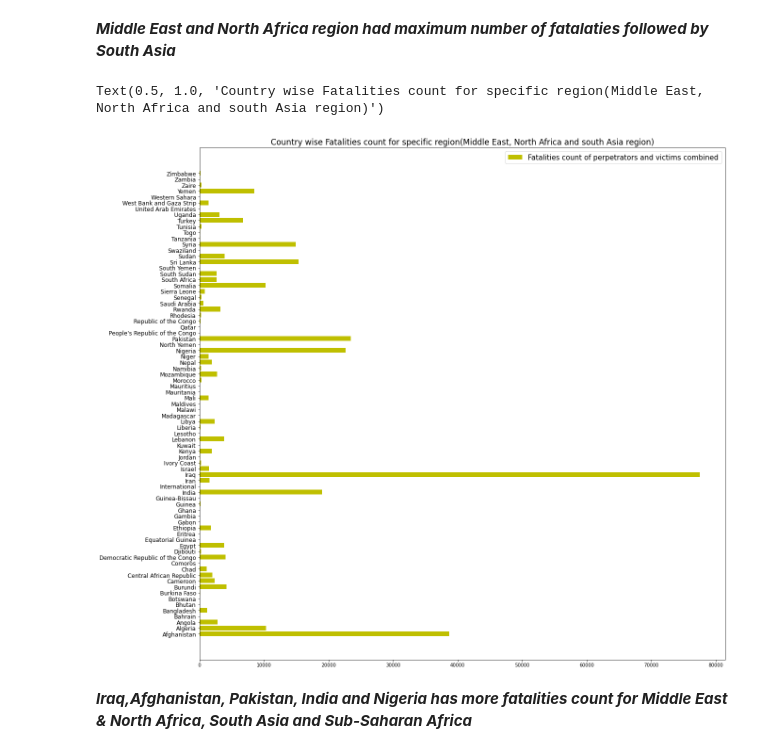
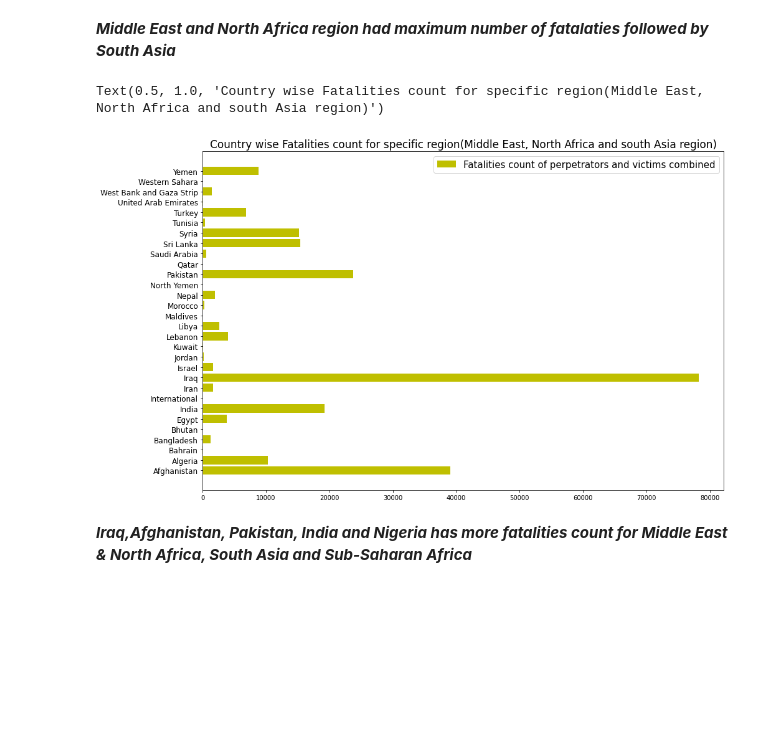
Before and after one commit to vishal00200/Global_Terrorism_Analysis, a Jupyter notebook: Global_Terrorism_Analysis.ipynb, the cells around one changed output. Drawn from its saved outputs; the diff is of its cells as text; code cells hidden in the pictures; blank space fills up the shorter version.

```diff
--- a/Global_Terrorism_Analysis.ipynb
+++ b/Global_Terrorism_Analysis.ipynb
@@ -478,21 +478,21 @@ sns.barplot(y=GTD_data_selected['Region'],x=GTD_data_selected['Fatalities count'
 # %% [markdown]
 ***Middle East and North Africa region had maximum number of fatalaties followed by South Asia***
 # %%
-# AS Middle East & North Africa,South Asia and Sub-Saharan Africa region showed high number of fatalities. Let's check out the number of fatalities for the countries lying in this region
-GTD_data_selected = GTD_data[((GTD_data['Region'] == "Middle East & North Africa")  | (GTD_data['Region'] == "South Asia")) | (GTD_data['Region'] == "Sub-Saharan Africa") & (GTD_data['Fatalities count'] > 0)]
+# As Middle East,North Africa and South Asia region showed high number of fatalities. checking for the number of fatalities for the countries lying in this region
+GTD_data_selected = GTD_data[((GTD_data['Region'] == "Middle East & North Africa")  | (GTD_data['Region'] == "South Asia")) & (GTD_data['Fatalities count'] > 0)]
 Fatalities_count_country = GTD_data_selected.groupby(['Country'])['Fatalities count'].sum().to_frame()
 Fatalities_count_country.reset_index(inplace=True)
 # %%
 # Plotting graph for fatalities count country wise for region Middle East, North Africa and south Asia region
 plt.barh(Fatalities_count_country['Country'], Fatalities_count_country['Fatalities count'],color='y',label = "Fatalities count of perpetrators and victims combined")
 fig = plt.gcf()
-fig.set_size_inches(20, 20)
+fig.set_size_inches(15, 10)
 plt.legend(fontsize=15)
 plt.yticks(fontsize=12)
 plt.title("Country wise Fatalities count for specific region(Middle East, North Africa and south Asia region)",fontsize=17,horizontalalignment= 'center')
 # %% [output]
 Text(0.5, 1.0, 'Country wise Fatalities count for specific region(Middle East, North Africa and south Asia region)')
-[figure, old version]
+[figure, new version]
 # %% [markdown]
 ***Iraq,Afghanistan, Pakistan, India and Nigeria has more fatalities count for Middle East & North Africa, South Asia and Sub-Saharan Africa***
 # %%
```
Also changed, not shown: parts of 2 cells of this notebook.
